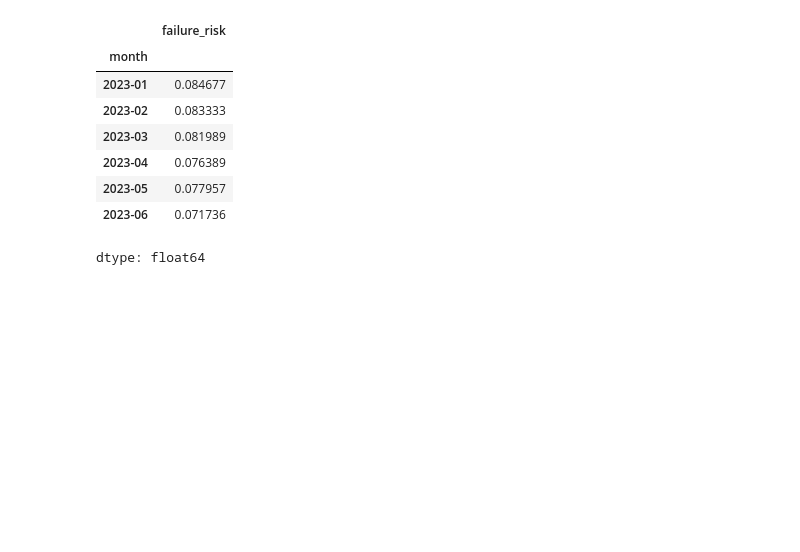
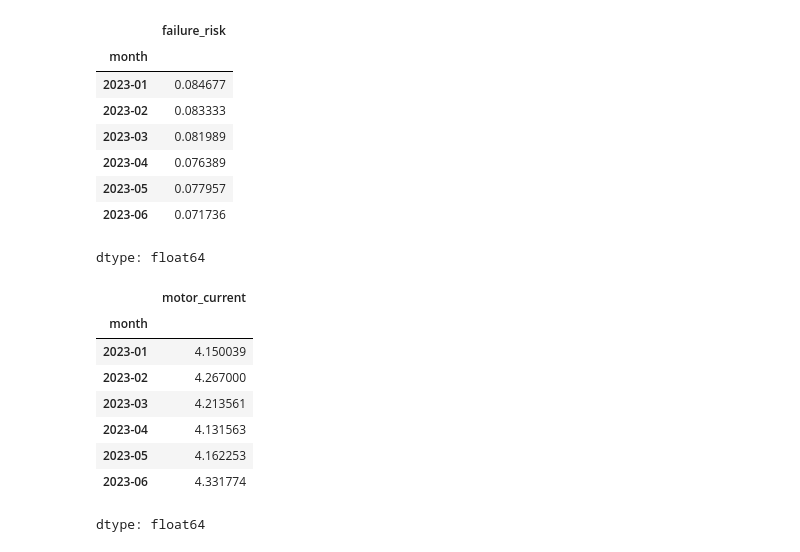
Before and after one commit to KUGAN123/KUGAN123, a Jupyter notebook: project1.ipynb, the cells around one changed output. Drawn from its saved outputs; the diff is of its cells as text; code cells hidden in the pictures; blank space fills up the shorter version.

```diff
--- a/project1.ipynb
+++ b/project1.ipynb
@@ -91,3 +91,22 @@ monthly_failure_average
 | 2023-05 | 0.077957 |
 | 2023-06 | 0.071736 |
 dtype: float64
+# %%
+# prompt: consumption of motor current
+
+# Filter for rows where motor_current is not NaN
+df_motor_current = df.dropna(subset=['motor_current'])
+# Group by month and calculate the mean of motor_current
+monthly_motor_current_average = df_motor_current.groupby('month')['motor_current'].mean()
+# Print the result
+monthly_motor_current_average
+# %% [output]
+|  | motor_current |
+| month |  |
+| 2023-01 | 4.150039 |
+| 2023-02 | 4.267000 |
+| 2023-03 | 4.213561 |
+| 2023-04 | 4.131563 |
+| 2023-05 | 4.162253 |
+| 2023-06 | 4.331774 |
+dtype: float64
```
